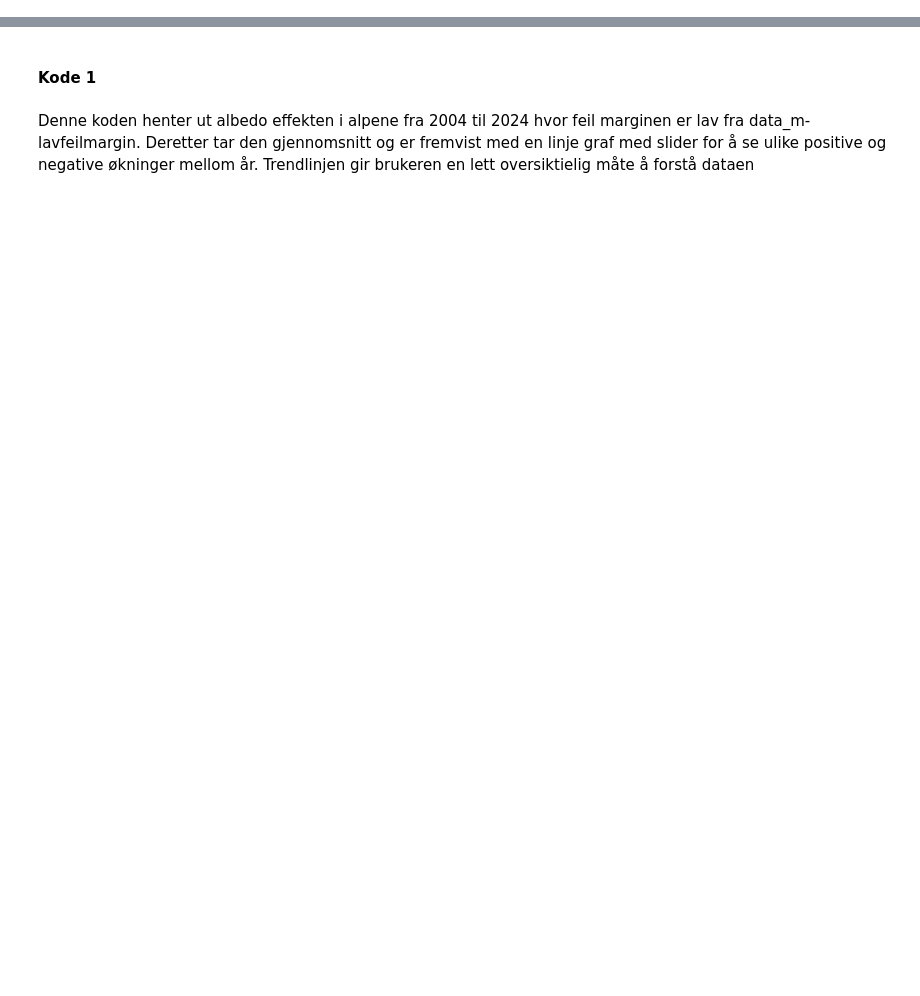
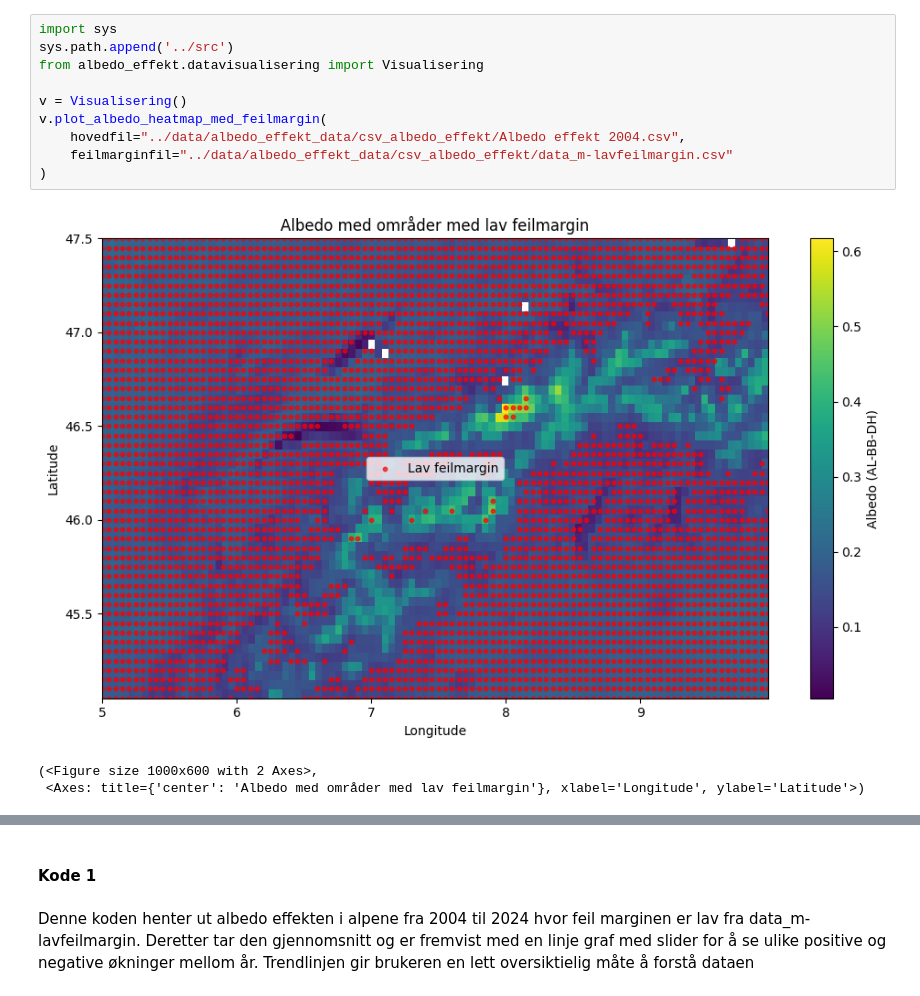
Before and after one commit to matssgulbrandsen/TDT4114-Prosjekt, a Jupyter notebook: notebooks/Oppgave 5_albedo_effekt .ipynb, the cells around one changed output, grey strips where cells are left out. Drawn from its saved outputs; the diff is of its cells as text; blank space fills up the shorter version.

```diff
--- a/notebooks/Oppgave 5_albedo_effekt .ipynb
+++ b/notebooks/Oppgave 5_albedo_effekt .ipynb
@@ -3,0 +65,14 @@
+# %%
+import sys
+sys.path.append('../src')
+from albedo_effekt.datavisualisering import Visualisering
+
+v = Visualisering()
+v.plot_albedo_heatmap_med_feilmargin(
+    hovedfil="../data/albedo_effekt_data/csv_albedo_effekt/Albedo effekt 2004.csv",
+    feilmarginfil="../data/albedo_effekt_data/csv_albedo_effekt/data_m-lavfeilmargin.csv"
+)
+# %% [output]
+[figure, added]
+(<Figure size 1000x600 with 2 Axes>,
+ <Axes: title={'center': 'Albedo med områder med lav feilmargin'}, xlabel='Longitude', ylabel='Latitude'>)
```
Also changed, not shown: parts of 10 cells of this notebook.
